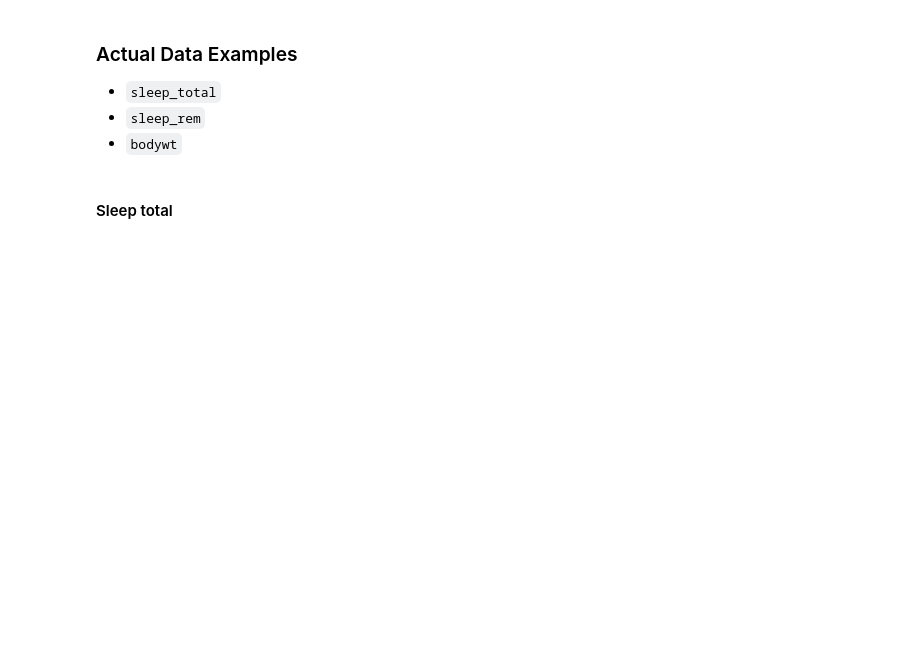
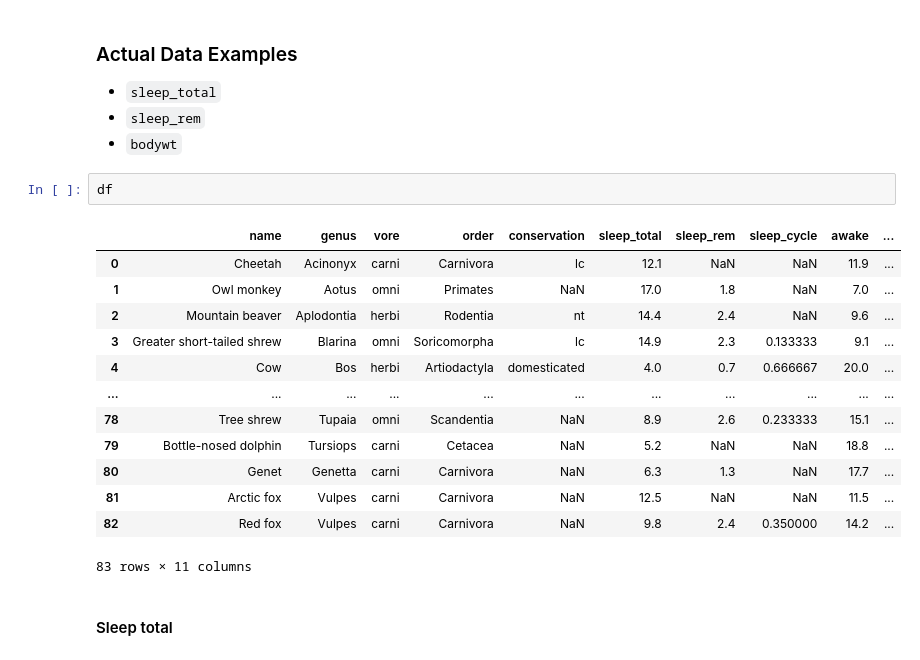
Before and after one commit to 404EZRA/Lectures-Wi21, a Jupyter notebook: 05_analysis/05_01_descriptive.ipynb, the cells around one changed output. Drawn from its saved outputs; the diff is of its cells as text; blank space fills up the shorter version.

```diff
--- a/05_analysis/05_01_descriptive.ipynb
+++ b/05_analysis/05_01_descriptive.ipynb
@@ -197,6 +247,22 @@ Your daily chance of winning the lottery is an example of a...
 - `sleep_total`
 - `sleep_rem`
 - `bodywt`
+# %%
+df
+# %% [output]
+|  | name | genus | vore | order | conservation | sleep_total | sleep_rem | sleep_cycle | awake | ... |
+| 0 | Cheetah | Acinonyx | carni | Carnivora | lc | 12.1 | NaN | NaN | 11.9 | ... |
+| 1 | Owl monkey | Aotus | omni | Primates | NaN | 17.0 | 1.8 | NaN | 7.0 | ... |
+| 2 | Mountain beaver | Aplodontia | herbi | Rodentia | nt | 14.4 | 2.4 | NaN | 9.6 | ... |
+| 3 | Greater short-tailed shrew | Blarina | omni | Soricomorpha | lc | 14.9 | 2.3 | 0.133333 | 9.1 | ... |
+| 4 | Cow | Bos | herbi | Artiodactyla | domesticated | 4.0 | 0.7 | 0.666667 | 20.0 | ... |
+| ... | ... | ... | ... | ... | ... | ... | ... | ... | ... | ... |
+| 78 | Tree shrew | Tupaia | omni | Scandentia | NaN | 8.9 | 2.6 | 0.233333 | 15.1 | ... |
+| 79 | Bottle-nosed dolphin | Tursiops | carni | Cetacea | NaN | 5.2 | NaN | NaN | 18.8 | ... |
+| 80 | Genet | Genetta | carni | Carnivora | NaN | 6.3 | 1.3 | NaN | 17.7 | ... |
+| 81 | Arctic fox | Vulpes | carni | Carnivora | NaN | 12.5 | NaN | NaN | 11.5 | ... |
+| 82 | Red fox | Vulpes | carni | Carnivora | NaN | 9.8 | 2.4 | 0.350000 | 14.2 | ... |
+83 rows × 11 columns
 # %% [markdown]
 #### Sleep total
 # %%
```
Also changed, not shown: parts of 41 cells of this notebook, 1 other file.
